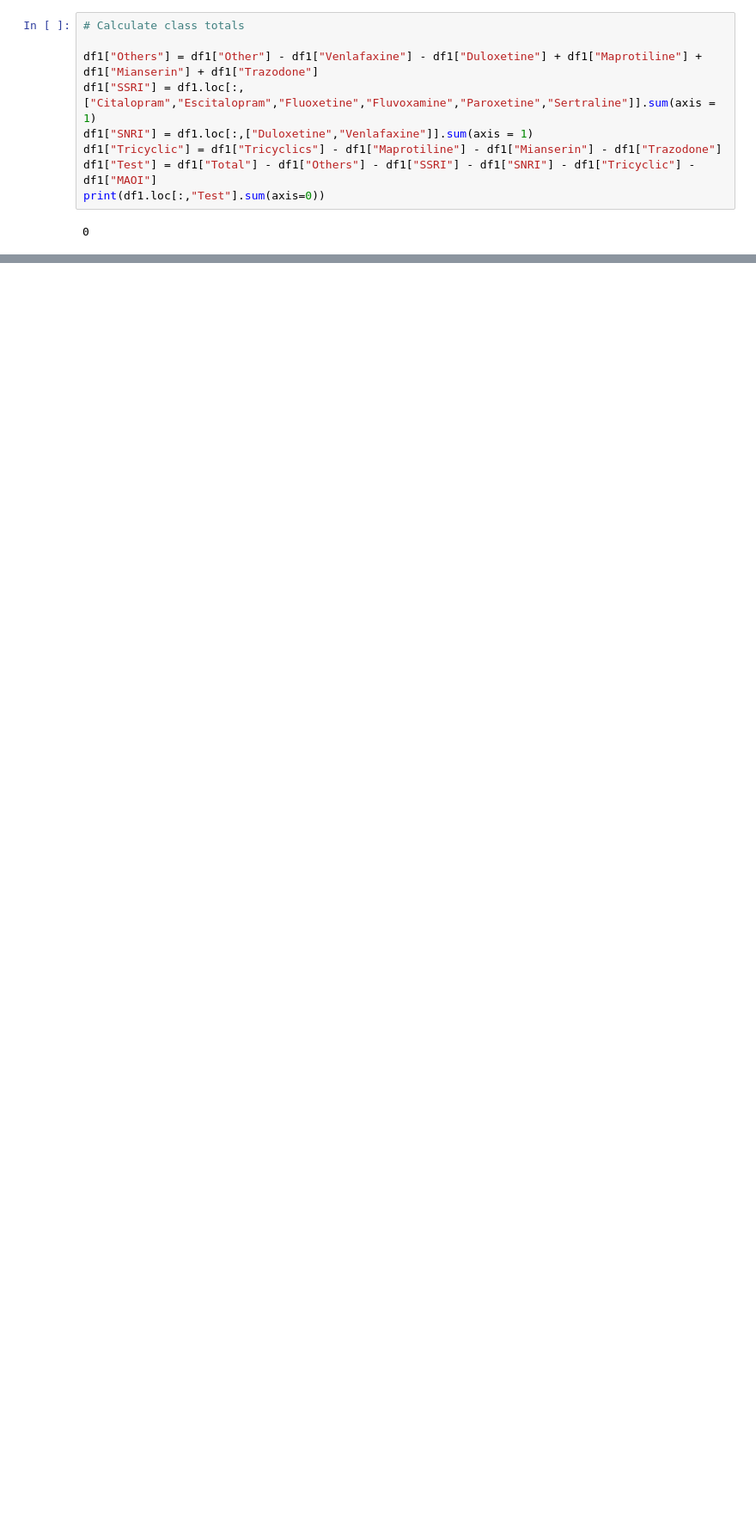
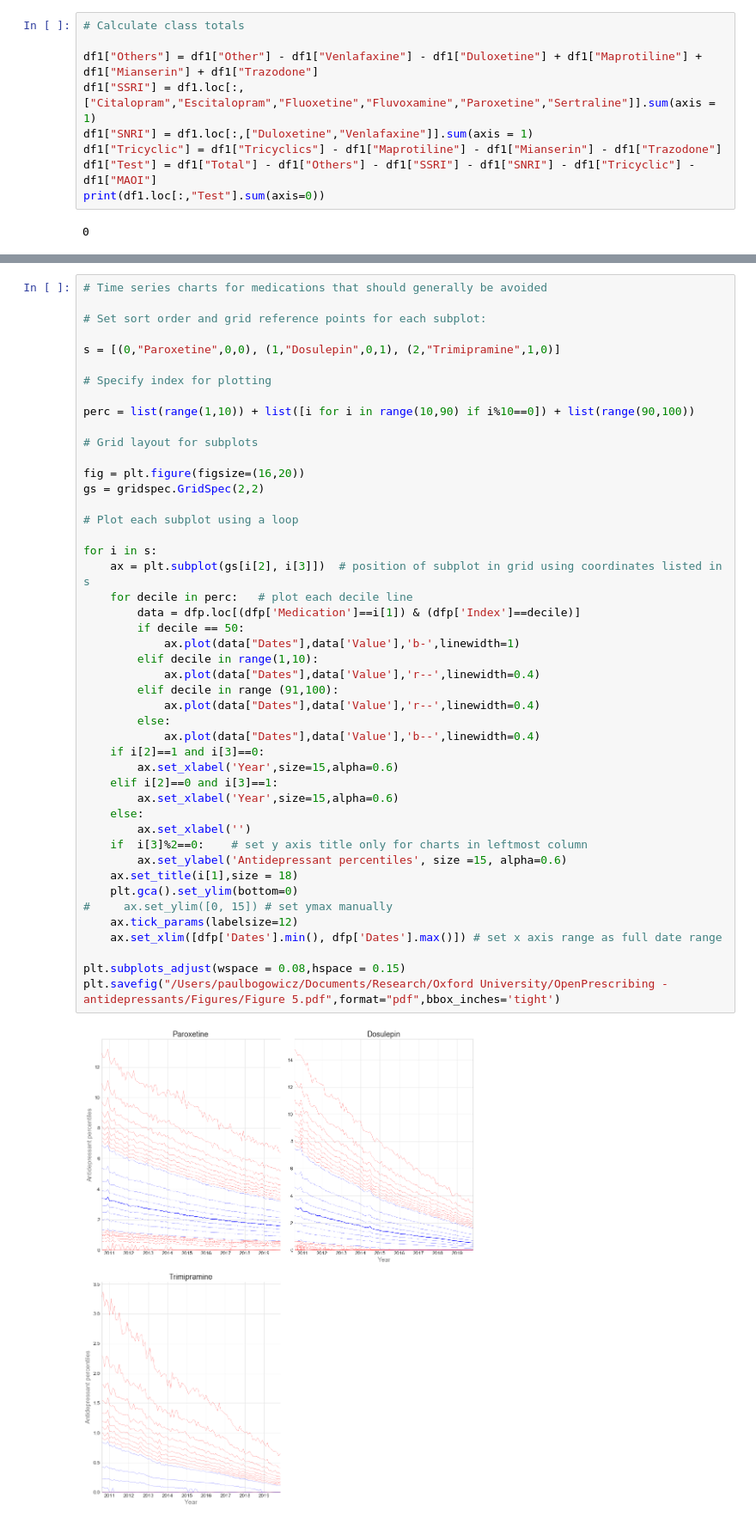
Before and after one commit to ebmdatalab/antidepressant-trends-paper, a Jupyter notebook: Antidepressant percentile charts-2.ipynb, the cells around one changed output, grey strips where cells are left out. Shown at 86% size. Cells and saved outputs as stored; diff of their text form; blank space fills up the shorter version.

```diff
--- a/Antidepressant percentile charts-2.ipynb
+++ b/Antidepressant percentile charts-2.ipynb
@@ -167 +192,49 @@ plt.show()
+# %%
+# Time series charts for medications that should generally be avoided
+
+# Set sort order and grid reference points for each subplot:
+
+s = [(0,"Paroxetine",0,0), (1,"Dosulepin",0,1), (2,"Trimipramine",1,0)]
+
+# Specify index for plotting
+
+perc = list(range(1,10)) + list([i for i in range(10,90) if i%10==0]) + list(range(90,100))
+
+# Grid layout for subplots
+
+fig = plt.figure(figsize=(16,20))
+gs = gridspec.GridSpec(2,2)
+
+# Plot each subplot using a loop
+
+for i in s:
+    ax = plt.subplot(gs[i[2], i[3]])  # position of subplot in grid using coordinates listed in s
+    for decile in perc:   # plot each decile line
+        data = dfp.loc[(dfp['Medication']==i[1]) & (dfp['Index']==decile)]
+        if decile == 50:
+            ax.plot(data["Dates"],data['Value'],'b-',linewidth=1)
+        elif decile in range(1,10):
+            ax.plot(data["Dates"],data['Value'],'r--',linewidth=0.4)
+        elif decile in range (91,100):
+            ax.plot(data["Dates"],data['Value'],'r--',linewidth=0.4)
+        else:
+            ax.plot(data["Dates"],data['Value'],'b--',linewidth=0.4)
+    if i[2]==1 and i[3]==0:
+        ax.set_xlabel('Year',size=15,alpha=0.6)
+    elif i[2]==0 and i[3]==1:
+        ax.set_xlabel('Year',size=15,alpha=0.6)
+    else:
+        ax.set_xlabel('')
+    if  i[3]%2==0:    # set y axis title only for charts in leftmost column
+        ax.set_ylabel('Antidepressant percentiles', size =15, alpha=0.6)
+    ax.set_title(i[1],size = 18)
+    plt.gca().set_ylim(bottom=0)
+#     ax.set_ylim([0, 15]) # set ymax manually
+    ax.tick_params(labelsize=12)
+    ax.set_xlim([dfp['Dates'].min(), dfp['Dates'].max()]) # set x axis range as full date range
+
+plt.subplots_adjust(wspace = 0.08,hspace = 0.15)
+plt.savefig("/Users/paulbogowicz/Documents/Research/Oxford University/OpenPrescribing - antidepressants/Figures/Figure 5.pdf",format="pdf",bbox_inches='tight')
+# %% [output]
+[figure, added]
 # %%
```
Also changed, not shown: parts of 5 cells of this notebook, 4 other files.
